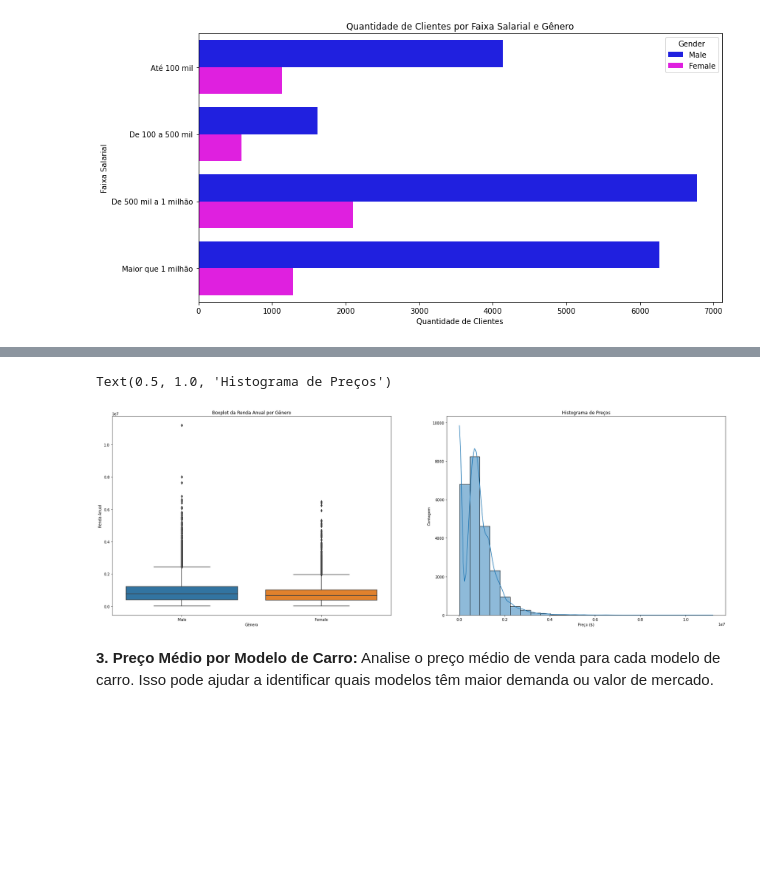
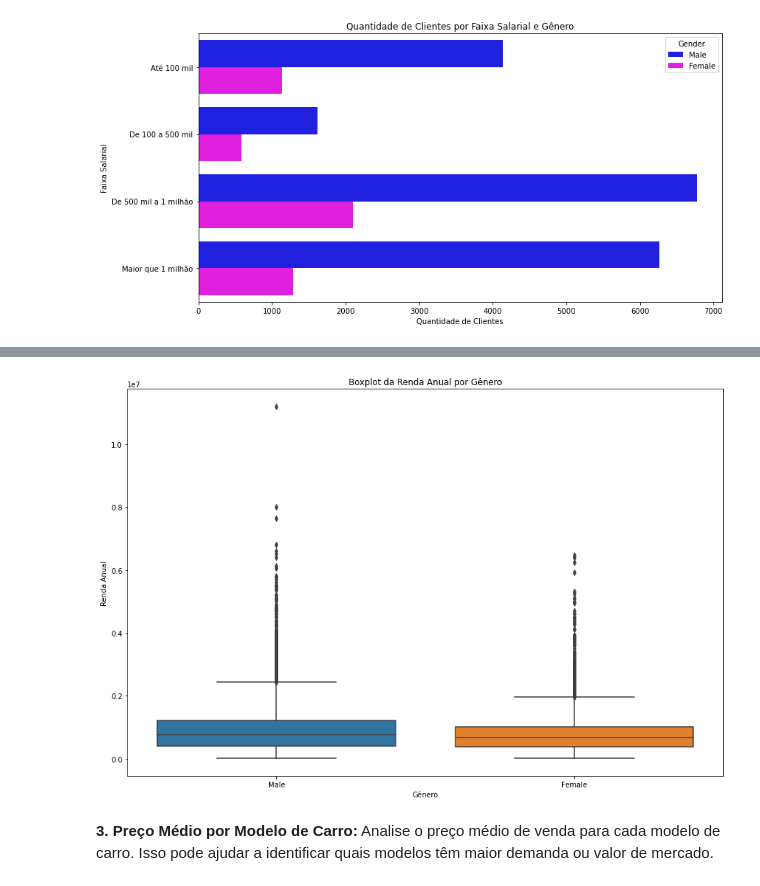
Before and after one commit to GabrielVila/Car-Sales-Report, a Jupyter notebook: projeto_carro.ipynb, the cells around one changed output, grey strips where cells are left out. Drawn from its saved outputs; the diff is of its cells as text; code cells hidden in the pictures; blank space fills up the shorter version.

```diff
--- a/projeto_carro.ipynb
+++ b/projeto_carro.ipynb
@@ -299,20 +316,29 @@ plt.show()
+# %%
+plt.figure(figsize=(15,10))
+sns.boxplot(data=dados, x='Gender', y='Annual Income')
+plt.title('Boxplot da Renda Anual por Gênero')
+plt.xlabel('Gênero')
+plt.ylabel('Renda Anual')
+plt.show()
+# %% [output]
+[figure, added]
 # %%
-fig, axes = plt.subplots(1, 2, figsize=(30, 10))
+fig, axes = plt.subplots(1, 2, figsize=(25, 6))
 sns.boxplot(data=dados, x='Gender', y='Annual Income', ax=axes[0])
+axes[0].tick_params(rotation=90, axis='x')
 
-sns.histplot(data=dados, x='Annual Income', bins=25, kde=True, ax=axes[1])
 
-axes[0].set_xlabel('Gênero')
-axes[1].set_xlabel('Preço ($)')
+sns.barplot(data=des_rev, x='Dealer_Name', y=des_rev['sum']/10**6, ax=axes[1])
+axes[1].tick_params(rotation=90, axis='x')
 
-axes[0].set_ylabel('Renda Anual')
-axes[1].set_ylabel('Contagem')
+axes[0].set_xlabel('')
+axes[1].set_xlabel('')
 
-axes[0].set_title('Boxplot da Renda Anual por Gênero')
-axes[1].set_title('Histograma de Preços')
+axes[0].set_ylabel('Quantidade Vendida')
+axes[1].set_ylabel('Número de vendas')
+
+axes[0].set_title('Quantidade de carros vendidas por vendedor')
+axes[1].set_title('Receita de vendas (em milhões)')
-# %% [output]
-Text(0.5, 1.0, 'Histograma de Preços')
-[figure, removed]
 # %% [markdown]
 **3. Preço Médio por Modelo de Carro:** Analise o preço médio de venda para cada modelo de carro. Isso pode ajudar a identificar quais modelos têm maior demanda ou valor de mercado.
 # %%
```
Also changed, not shown: parts of 8 cells of this notebook.
